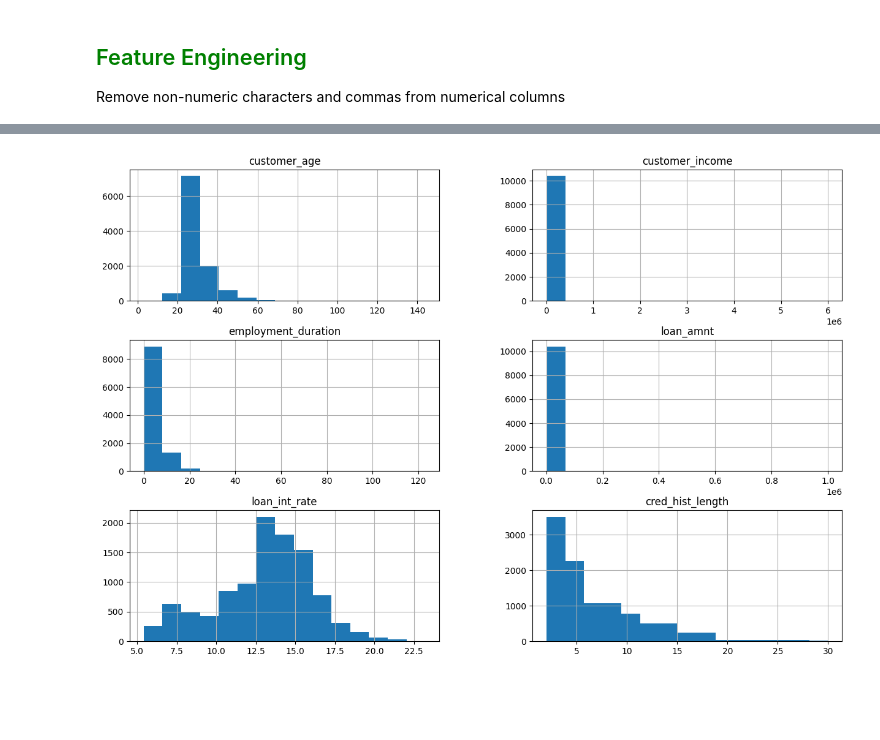
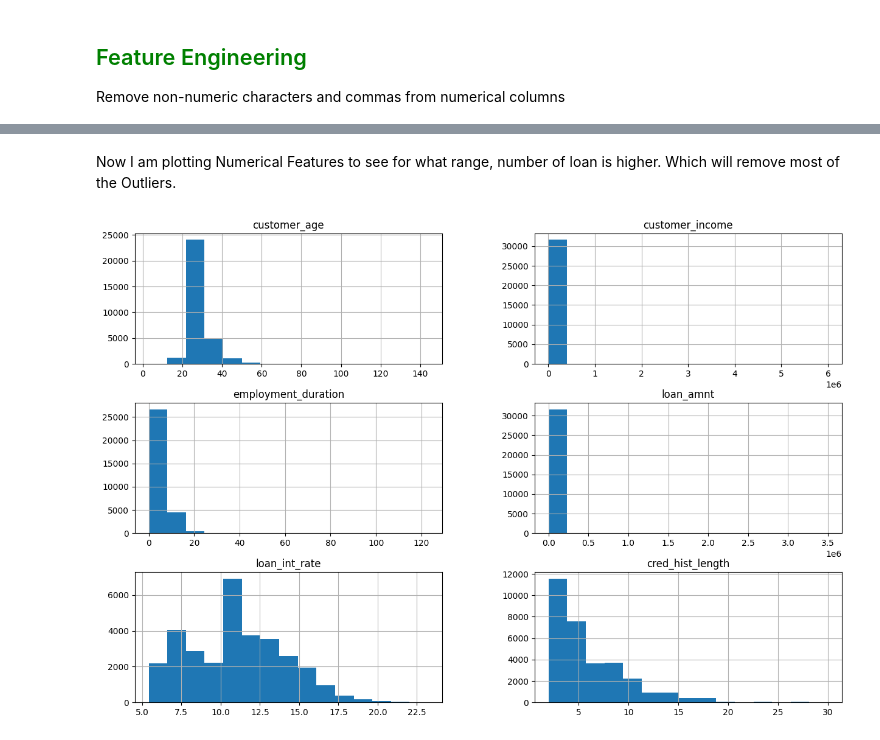
Before and after one commit to kashifansari96/EDA-Loan-Dataset, a Jupyter notebook: EDA_Loan_Dataset.ipynb, the cells around one changed output, grey strips where cells are left out. Drawn from its saved outputs; the diff is of its cells as text; code cells hidden in the pictures; blank space fills up the shorter version.

```diff
--- a/EDA_Loan_Dataset.ipynb
+++ b/EDA_Loan_Dataset.ipynb
@@ -42,9 +49,2 @@ max       10.000000         30.000000
 # %% [markdown]
 <h2 style='color:green'>Data Cleaning: Handling NA values</h2>
-# %%
-# Check for missing values
-print(df.isnull().sum())
-
-# Optionally handle missing values
-# For example, filling missing values or dropping rows/columns with missing values
-df = df.dropna()  # Simple approach: drop rows with any missing values
@@ -65,0 +71,9 @@ dtype: int64
+# %%
+df['historical_default'].replace('NO DEFAULT', 'N', inplace=True)
+df['historical_default'].fillna('N', inplace=True)
+
+
+df['loan_int_rate'].fillna(df['loan_int_rate'].mean(), inplace=True)
+
+# Check for remaining missing values
+print(df.isnull().sum())
@@ -65,0 +115,4 @@ dtype: int64
+# %%
+
+encoded_df = df.dropna()  # Simple approach: drop rows with any missing values
+encoded_df.shape
@@ -67,9 +122,7 @@ dtype: int64
 <h2 style='color:green'>Feature Engineering</h2>
  Remove non-numeric characters and commas from numerical columns
 # %%
-
-
 numerical_columns_with_symbols = ['customer_income', 'loan_amnt']
 
 for column in numerical_columns_with_symbols:
-    df[column] = df[column].apply(lambda x: re.sub(r'[^\d.]', '', str(x))).astype(float)
+    encoded_df[column] = encoded_df[column].apply(lambda x: re.sub(r'[^\d.]', '', str(x))).astype(float)
@@ -91,7 +151,9 @@ correlation_matrix_encoded = encoded_df.corr()
+# %% [markdown]
+Now I am  plotting Numerical Features to see for what range, number of loan is higher. Which will remove most of the Outliers.
 # %%
 # Distribution of numerical features
 numerical_features = ['customer_age', 'customer_income', 'employment_duration', 'loan_amnt', 'loan_int_rate', 'cred_hist_length']
-df[numerical_features].hist(bins=15, figsize=(15, 10), layout=(3, 2))
+encoded_df[numerical_features].hist(bins=15, figsize=(15, 10), layout=(3, 2))
 plt.show()
 # %% [output]
-[figure, old version]
+[figure, new version]
```
Also changed, not shown: parts of 24 cells of this notebook.
